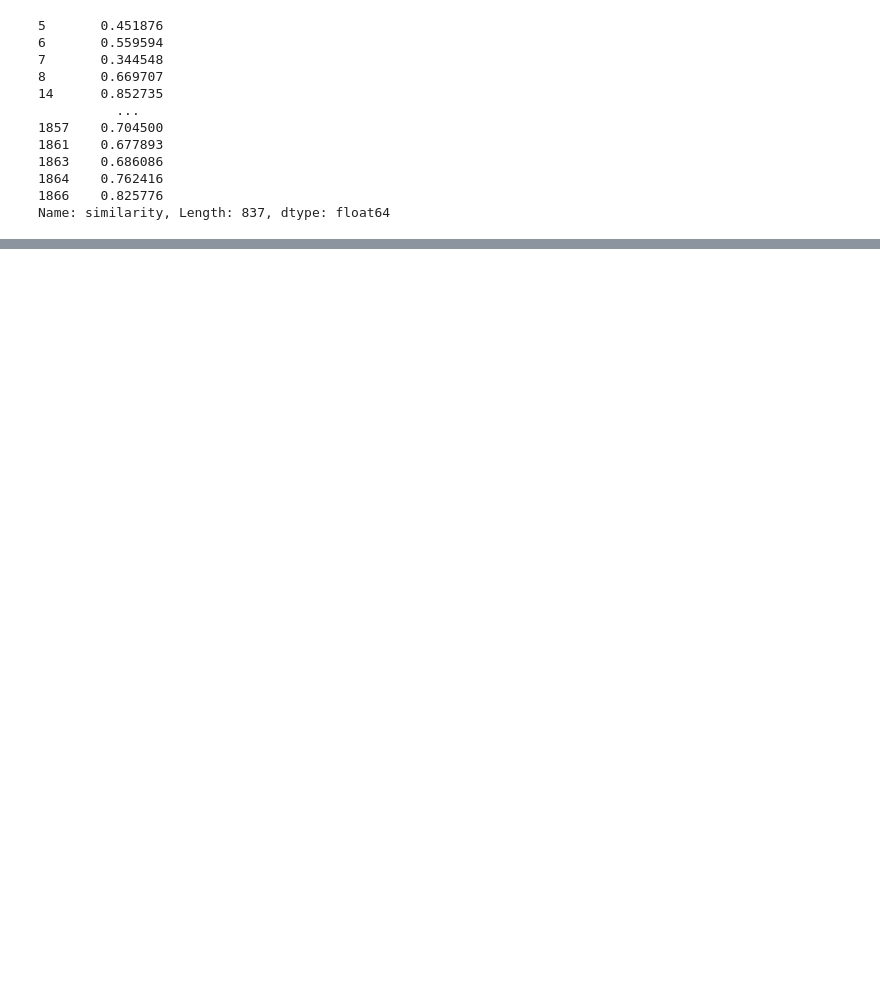
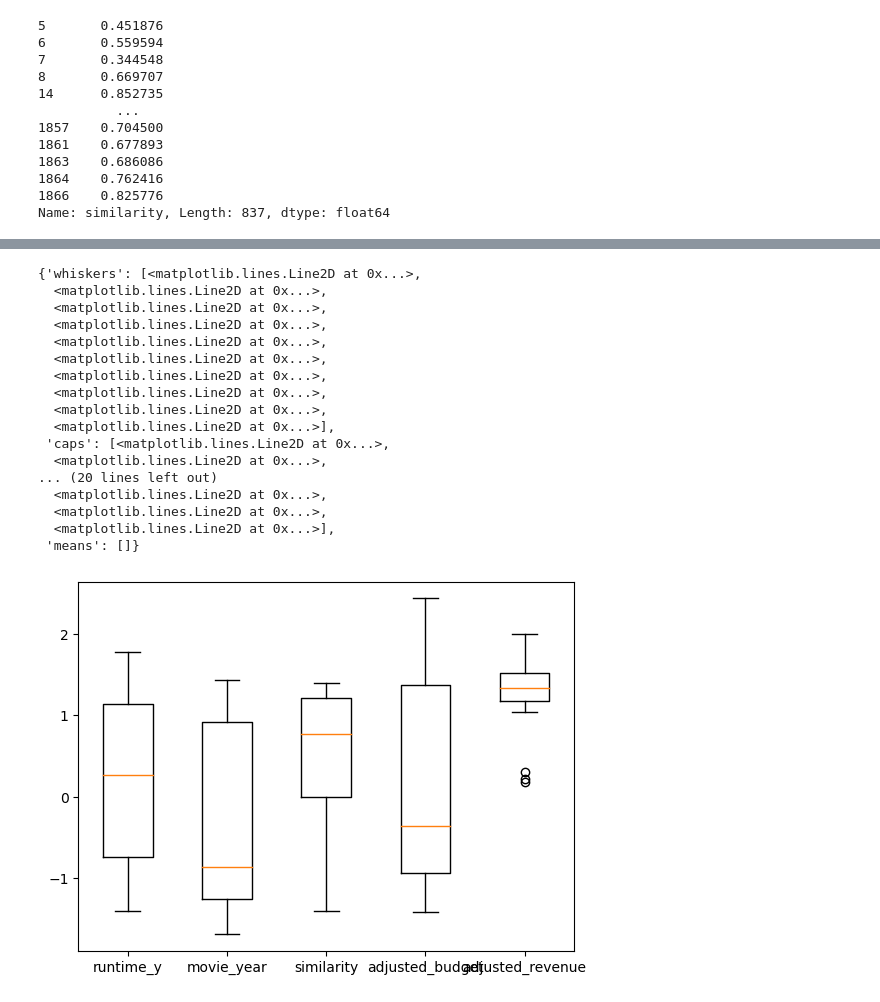
Before and after one commit to epfl-ada/ada-2024-project-datadruids, a Jupyter notebook: src/multiple_adaptations.ipynb, the cells around one changed output, grey strips where cells are left out. Cells and saved outputs as stored; diff of their text form; code cells hidden in the pictures; blank space fills up the shorter version.

Commit message:
Multiple adabtation boxplot

```diff
--- a/src/multiple_adaptations.ipynb
+++ b/src/multiple_adaptations.ipynb
@@ -120,0 +33,7 @@ Index(['Unnamed: 0', 'movie_id', 'movie_cluster', 'movie_name_x',
+# %%
+books_movie_dataset_cleaned = books_movie_dataset_n[books_movie_dataset_n['revenue'] != 0]
+relevant_columns = ['BookTitle','runtime_y','budget','revenue','movie_name_x','release_date','movie_year','similarity','film_sentiment_score','book_sentiment_score']
+relevant_movies = books_movie_dataset_cleaned[relevant_columns]
+relevant_movies = adjust_for_inflation(relevant_movies, ['budget', 'revenue'], is_plotting_enabled=False)
+relevant_movies.drop(columns=['revenue','budget','release_date'], inplace=True)
+relevant_movies.columns
@@ -120,0 +203,22 @@ Index(['Unnamed: 0', 'movie_id', 'movie_cluster', 'movie_name_x',
+# %%
+
+plt.boxplot(Positive_revenue_films_2[target_columns], labels=target_columns)
+# %% [output]
+{'whiskers': [<matplotlib.lines.Line2D at 0x...>,
+  <matplotlib.lines.Line2D at 0x...>,
+  <matplotlib.lines.Line2D at 0x...>,
+  <matplotlib.lines.Line2D at 0x...>,
+  <matplotlib.lines.Line2D at 0x...>,
+  <matplotlib.lines.Line2D at 0x...>,
+  <matplotlib.lines.Line2D at 0x...>,
+  <matplotlib.lines.Line2D at 0x...>,
+  <matplotlib.lines.Line2D at 0x...>,
+  <matplotlib.lines.Line2D at 0x...>],
+ 'caps': [<matplotlib.lines.Line2D at 0x...>,
+  <matplotlib.lines.Line2D at 0x...>,
+... (20 lines left out)
+  <matplotlib.lines.Line2D at 0x...>,
+  <matplotlib.lines.Line2D at 0x...>,
+  <matplotlib.lines.Line2D at 0x...>],
+ 'means': []}
+[figure, added]
```
Also changed, not shown: parts of 12 cells of this notebook.
